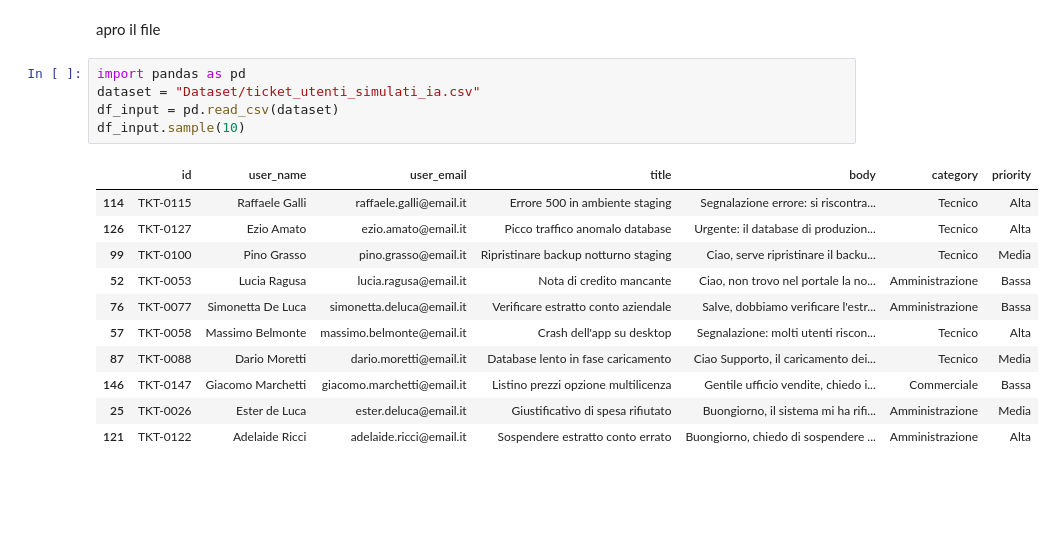
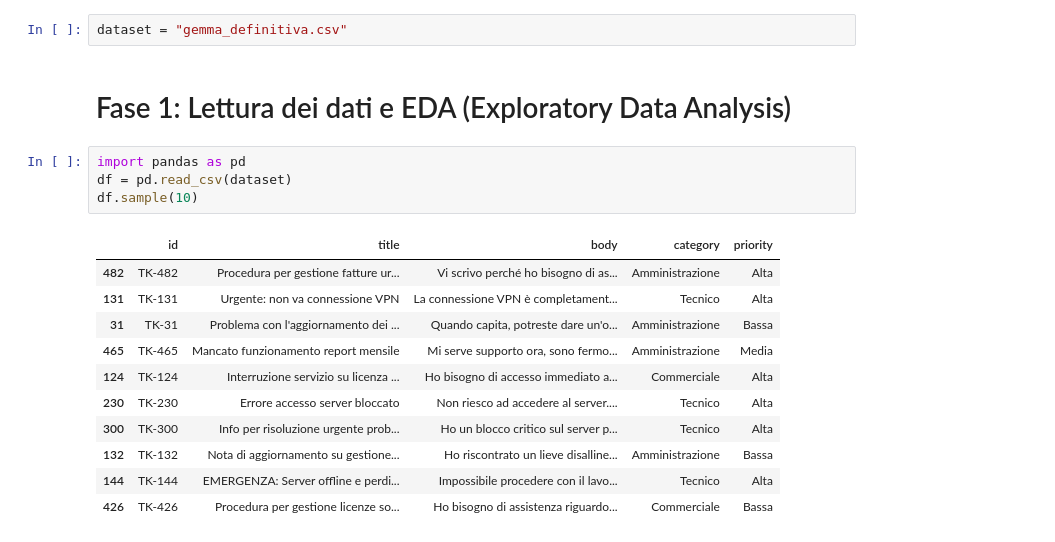
Before and after one commit to gabrieleStagnitta/Project-Work, a Jupyter notebook: cose di codice/Pipeline ML/pipeline.ipynb, the cells around one changed output. Cells and saved outputs as stored; diff of their text form; blank space fills up the shorter version.

```diff
--- a/cose di codice/Pipeline ML/pipeline.ipynb
+++ b/cose di codice/Pipeline ML/pipeline.ipynb
@@ -1,19 +24,20 @@
+# %%
+dataset = "gemma_definitiva.csv"
 # %% [markdown]
-apro il file
+# Fase 1: Lettura dei dati e EDA (Exploratory Data Analysis)
 # %%
 import pandas as pd
-dataset = "Dataset/ticket_utenti_simulati_ia.csv"
-df_input = pd.read_csv(dataset)
-df_input.sample(10)
+df = pd.read_csv(dataset)
+df.sample(10)
 # %% [output]
-|  | id | user_name | user_email | title | body | category | priority |
-| 114 | TKT-0115 | Raffaele Galli | raffaele.galli@email.it | Errore 500 in ambiente staging | Segnalazione errore: si riscontra... | Tecnico | Alta |
-| 126 | TKT-0127 | Ezio Amato | ezio.amato@email.it | Picco traffico anomalo database | Urgente: il database di produzion... | Tecnico | Alta |
-| 99 | TKT-0100 | Pino Grasso | pino.grasso@email.it | Ripristinare backup notturno staging | Ciao, serve ripristinare il backu... | Tecnico | Media |
-| 52 | TKT-0053 | Lucia Ragusa | lucia.ragusa@email.it | Nota di credito mancante | Ciao, non trovo nel portale la no... | Amministrazione | Bassa |
-| 76 | TKT-0077 | Simonetta De Luca | simonetta.deluca@email.it | Verificare estratto conto aziendale | Salve, dobbiamo verificare l'estr... | Amministrazione | Bassa |
-| 57 | TKT-0058 | Massimo Belmonte | massimo.belmonte@email.it | Crash dell'app su desktop | Segnalazione: molti utenti riscon... | Tecnico | Alta |
-| 87 | TKT-0088 | Dario Moretti | dario.moretti@email.it | Database lento in fase caricamento | Ciao Supporto, il caricamento dei... | Tecnico | Media |
-| 146 | TKT-0147 | Giacomo Marchetti | giacomo.marchetti@email.it | Listino prezzi opzione multilicenza | Gentile ufficio vendite, chiedo i... | Commerciale | Bassa |
-| 25 | TKT-0026 | Ester de Luca | ester.deluca@email.it | Giustificativo di spesa rifiutato | Buongiorno, il sistema mi ha rifi... | Amministrazione | Media |
-| 121 | TKT-0122 | Adelaide Ricci | adelaide.ricci@email.it | Sospendere estratto conto errato | Buongiorno, chiedo di sospendere ... | Amministrazione | Alta |
+|  | id | title | body | category | priority |
+| 482 | TK-482 | Procedura per gestione fatture ur... | Vi scrivo perché ho bisogno di as... | Amministrazione | Alta |
+| 131 | TK-131 | Urgente: non va connessione VPN | La connessione VPN è completament... | Tecnico | Alta |
+| 31 | TK-31 | Problema con l'aggiornamento dei ... | Quando capita, potreste dare un'o... | Amministrazione | Bassa |
+| 465 | TK-465 | Mancato funzionamento report mensile | Mi serve supporto ora, sono fermo... | Amministrazione | Media |
+| 124 | TK-124 | Interruzione servizio su licenza ... | Ho bisogno di accesso immediato a... | Commerciale | Alta |
+| 230 | TK-230 | Errore accesso server bloccato | Non riesco ad accedere al server.... | Tecnico | Alta |
+| 300 | TK-300 | Info per risoluzione urgente prob... | Ho un blocco critico sul server p... | Tecnico | Alta |
+| 132 | TK-132 | Nota di aggiornamento su gestione... | Ho riscontrato un lieve disalline... | Amministrazione | Bassa |
+| 144 | TK-144 | EMERGENZA: Server offline e perdi... | Impossibile procedere con il lavo... | Tecnico | Alta |
+| 426 | TK-426 | Procedura per gestione licenze so... | Ho bisogno di assistenza riguardo... | Commerciale | Bassa |
```
Also changed, not shown: parts of 57 cells of this notebook, 26 other files.
